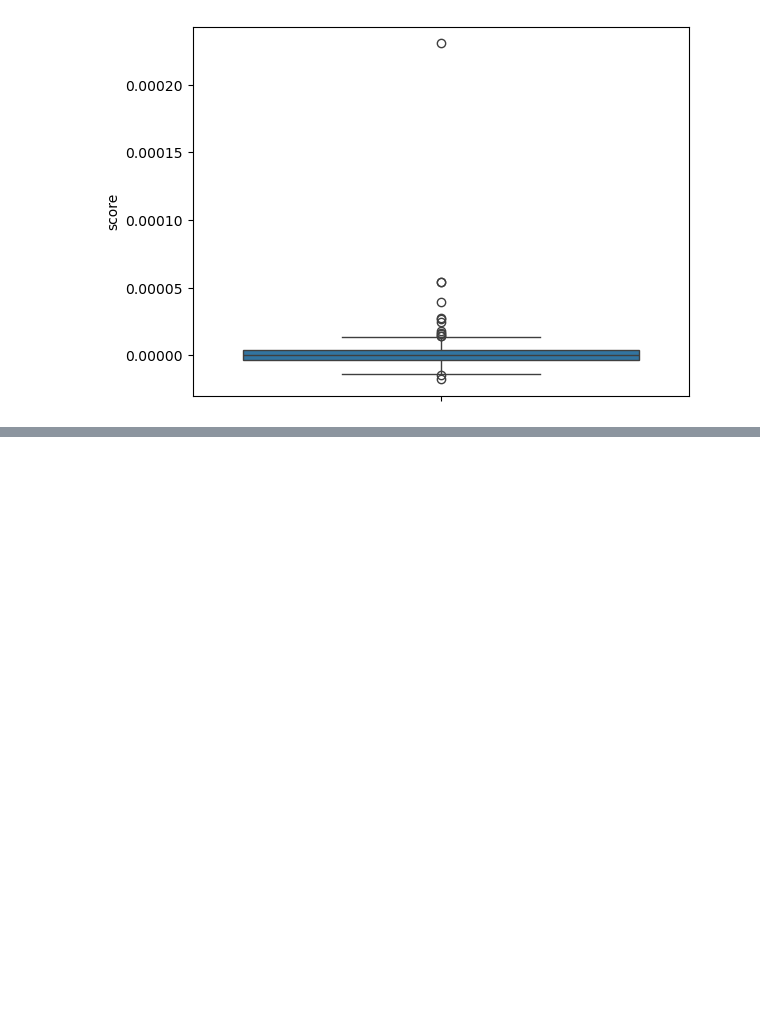
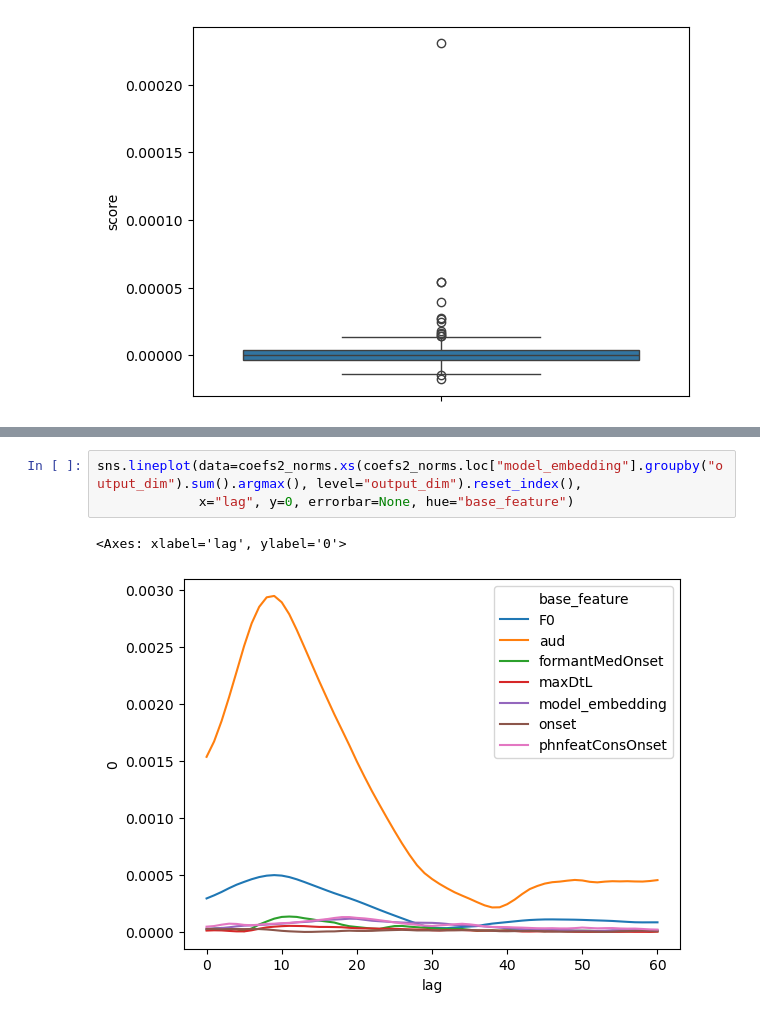
Before and after one commit to hans/ideal-word-representations, a Jupyter notebook: notebooks/encoding/compare_within_subject.ipynb, the cells around one changed output, grey strips where cells are left out. Drawn from its saved outputs; the diff is of its cells as text; blank space fills up the shorter version.

```diff
--- a/notebooks/encoding/compare_within_subject.ipynb
+++ b/notebooks/encoding/compare_within_subject.ipynb
@@ -143,0 +184,6 @@ sns.boxplot(fold_score_diff.groupby("output_dim").mean())
+# %%
+sns.lineplot(data=coefs2_norms.xs(coefs2_norms.loc["model_embedding"].groupby("output_dim").sum().argmax(), level="output_dim").reset_index(),
+             x="lag", y=0, errorbar=None, hue="base_feature")
+# %% [output]
+<Axes: xlabel='lag', ylabel='0'>
+[figure, added]
```
Also changed, not shown: parts of 5 cells of this notebook, 6 other files.
